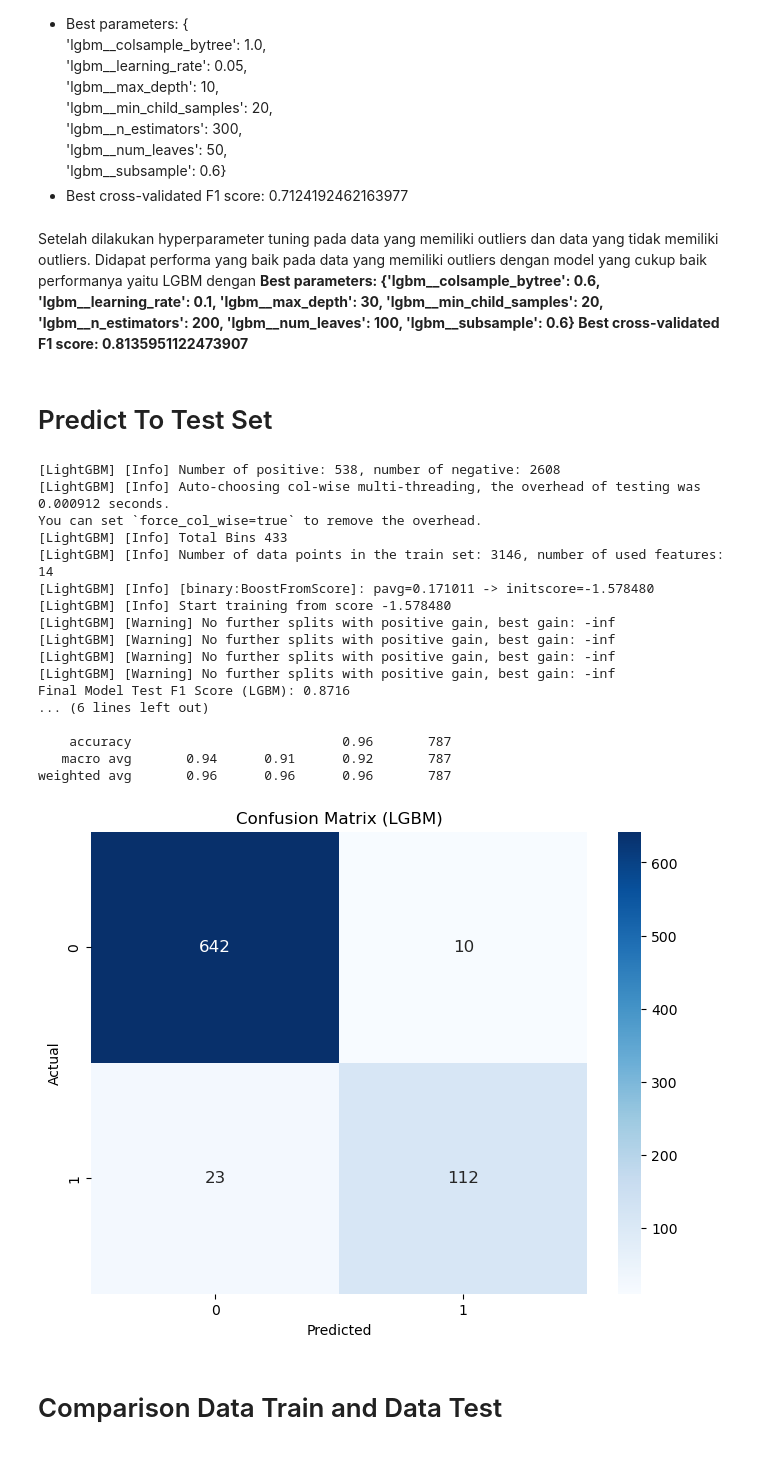
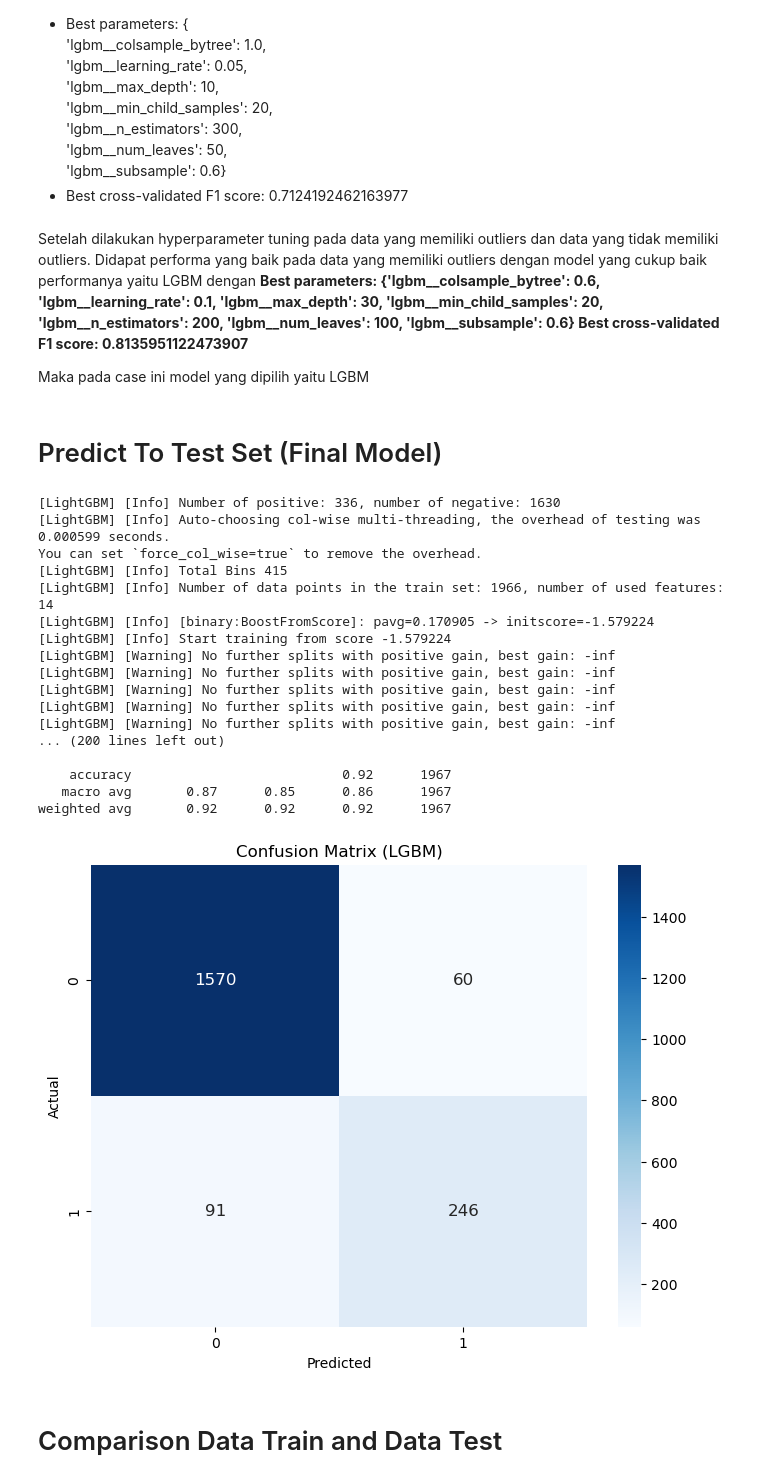
Before and after one commit to faniindriyaningsih24/ML_Predict_ECommerce_Customer_Churn, a Jupyter notebook: Ecommerce_Customer_Churn_Clasification.ipynb, the cells around one changed output. Saved outputs shown, nothing was run; the diff lists cells and outputs as text; code cells hidden in the pictures.

```diff
--- a/Ecommerce_Customer_Churn_Clasification.ipynb
+++ b/Ecommerce_Customer_Churn_Clasification.ipynb
@@ -872,7 +911,7 @@ X_train, X_test, y_train, y_test = train_test_split(
     X,
     y,
     stratify = y,
-    test_size = 0.2,
+    test_size = 0.5,
     random_state = 100)
 # %%
 X_train.select_dtypes(exclude='number').nunique()
@@ -1680,59 +1547,55 @@ Setelah dilakukan hyperparameter tuning :
 # %% [markdown]
 Setelah dilakukan hyperparameter tuning pada data yang memiliki outliers dan data yang tidak memiliki outliers. Didapat performa yang baik pada data yang memiliki outliers dengan model yang cukup baik performanya yaitu LGBM dengan **Best parameters: {'lgbm__colsample_bytree': 0.6, 'lgbm__learning_rate': 0.1, 'lgbm__max_depth': 30, 'lgbm__min_child_samples': 20, 'lgbm__n_estimators': 200, 'lgbm__num_leaves': 100, 'lgbm__subsample': 0.6}
 Best cross-validated F1 score: 0.8135951122473907**
+
+Maka pada case ini model yang dipilih yaitu LGBM
 # %% [markdown]
-# Predict To Test Set
+# Predict To Test Set (Final Model)
 # %%
-import lightgbm as lgb
-from sklearn.metrics import f1_score, classification_report, accuracy_score, confusion_matrix
-import matplotlib.pyplot as plt
-import seaborn as sns
+transformer.fit(X_train)
 
-# Best Parameter yang ditemuin tadi di set disini
-final_model_lgbm = lgb.LGBMClassifier(max_depth=30, min_child_samples=20, num_leaves=100, n_estimators=200)
+X_train_transformed = transformer.transform(X_train)
+X_test_transformed = transformer.transform(X_test)
 
-# Fit the final model on the preprocessed training data
-final_model_lgbm.fit(transformer.transform(X_train), y_train)
 
-# Make predictions on the preprocessed test data
-y_pred_lgbm = final_model_lgbm.predict(transformer.transform(X_test))
+final_model_lgbm = LGBMClassifier(max_depth=30, min_child_samples=20, num_leaves=100, n_estimators=200)
+final_model_lgbm.fit(X_train_transformed, y_train)
+y_pred_lgbm = final_model_lgbm.predict(X_test_transformed)
 
-# Calculate and print the F1 score, accuracy, and classification report on the test data
 f1_lgbm = f1_score(y_test, y_pred_lgbm, average='binary', pos_label=1)
 accuracy_lgbm = accuracy_score(y_test, y_pred_lgbm)
+
 print(f"Final Model Test F1 Score (LGBM): {f1_lgbm:.4f}")
 print(f"Final Model Test Accuracy (LGBM): {accuracy_lgbm:.4f}")
 print("Classification Report (LGBM):\n", classification_report(y_test, y_pred_lgbm))
 
-# Generate confusion matrix
 conf_matrix_lgbm = confusion_matrix(y_test, y_pred_lgbm)
 
-# Plot confusion matrix as a heatmap
 plt.figure(figsize=(8, 6))
 sns.heatmap(conf_matrix_lgbm, annot=True, fmt='d', cmap='Blues', annot_kws={"size": 12})
 plt.xlabel('Predicted')
 plt.ylabel('Actual')
 plt.title('Confusion Matrix (LGBM)')
 plt.show()
 # %% [output]
-[LightGBM] [Info] Number of positive: 538, number of negative: 2608
-[LightGBM] [Info] Auto-choosing col-wise multi-threading, the overhead of testing was 0.000912 seconds.
+[LightGBM] [Info] Number of positive: 336, number of negative: 1630
+[LightGBM] [Info] Auto-choosing col-wise multi-threading, the overhead of testing was 0.000599 seconds.
 You can set `force_col_wise=true` to remove the overhead.
-[LightGBM] [Info] Total Bins 433
-[LightGBM] [Info] Number of data points in the train set: 3146, number of used features: 14
-[LightGBM] [Info] [binary:BoostFromScore]: pavg=0.171011 -> initscore=-1.578480
-[LightGBM] [Info] Start training from score -1.578480
+[LightGBM] [Info] Total Bins 415
+[LightGBM] [Info] Number of data points in the train set: 1966, number of used features: 14
+[LightGBM] [Info] [binary:BoostFromScore]: pavg=0.170905 -> initscore=-1.579224
+[LightGBM] [Info] Start training from score -1.579224
 [LightGBM] [Warning] No further splits with positive gain, best gain: -inf
 [LightGBM] [Warning] No further splits with positive gain, best gain: -inf
 [LightGBM] [Warning] No further splits with positive gain, best gain: -inf
 [LightGBM] [Warning] No further splits with positive gain, best gain: -inf
-Final Model Test F1 Score (LGBM): 0.8716
-... (6 lines left out)
+[LightGBM] [Warning] No further splits with positive gain, best gain: -inf
+... (200 lines left out)
 
-    accuracy                           0.96       787
-   macro avg       0.94      0.91      0.92       787
-weighted avg       0.96      0.96      0.96       787
+    accuracy                           0.92      1967
+   macro avg       0.87      0.85      0.86      1967
+weighted avg       0.92      0.92      0.92      1967
-[figure, old version]
+[figure, new version]
 # %% [markdown]
 # Comparison Data Train and Data Test
 # %%
```
Also changed, not shown: parts of 84 cells of this notebook.
